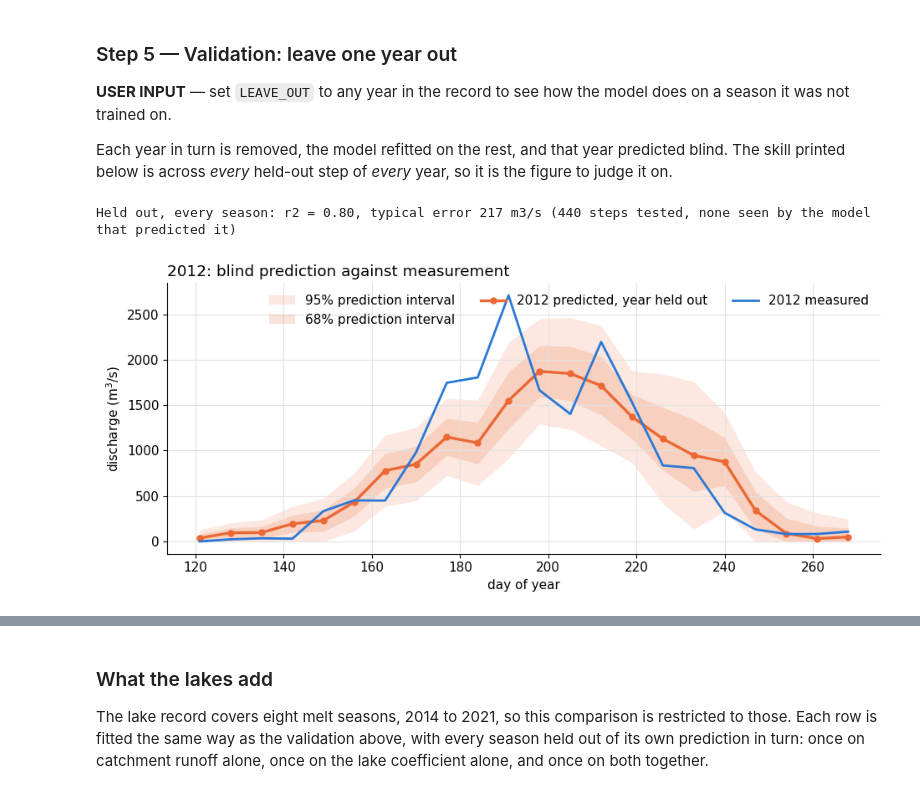
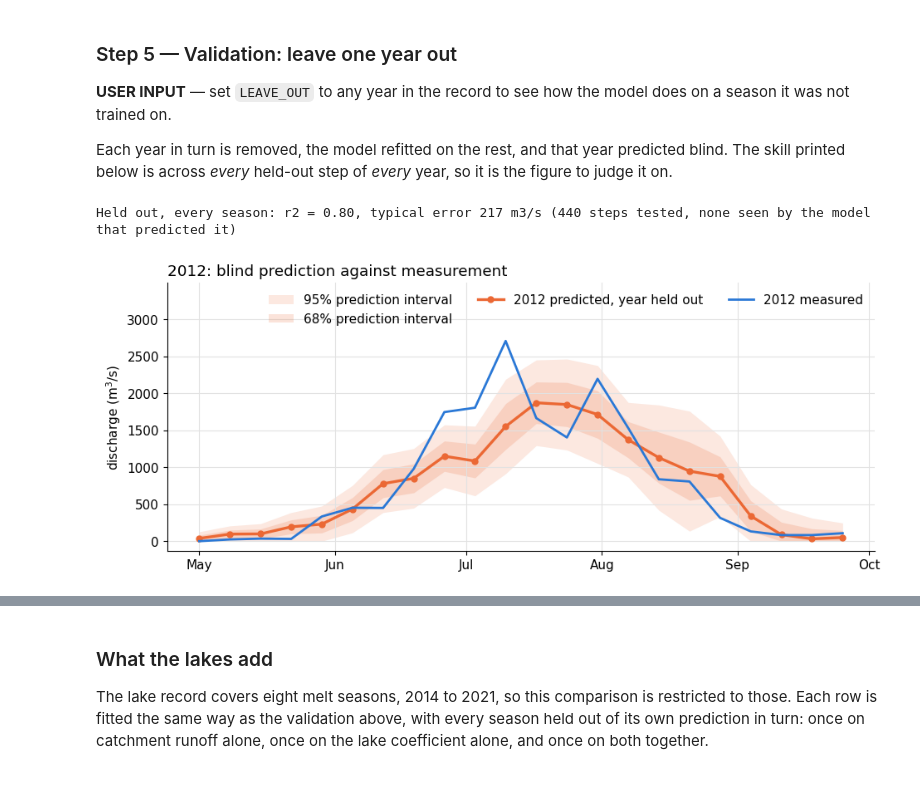
Before and after one commit to DTC-Ice-Sheets/dtc_is_notebooks, a Jupyter notebook: DTC-IS-Hydropower.ipynb, the cells around one changed output, grey strips where cells are left out. Saved outputs shown, nothing was run; the diff lists cells and outputs as text; code cells hidden in the pictures.

```diff
--- a/DTC-IS-Hydropower.ipynb
+++ b/DTC-IS-Hydropower.ipynb
@@ -622,32 +626,33 @@ predicted blind. The skill printed below is across *every* held-out step of
 #@title Validate by leaving one season out
 #@markdown **Season to hold back** — the model is refitted without it, then asked to predict it
 LEAVE_OUT = 2012 #@param {type:"integer"}
 
 validation = uc1.leave_one_year_out(discharge, predictors, STEP_DAYS)
 skill = uc1.profile_skill(validation)
 print(f"Held out, every season: r2 = {skill['r2']:.2f}, "
       f"typical error {skill['rmse_m3s']:.0f} m3/s "
       f"({skill['n_steps']} steps tested, none seen by the model that predicted it)")
 
 held_out = uc1.ProfileModel.fit(
     discharge[discharge.index.year != LEAVE_OUT],
     predictors.drop(index=LEAVE_OUT), STEP_DAYS)
 band = held_out.bands(predictors.loc[LEAVE_OUT].to_numpy(), levels=(0.68, 0.95))
 
 fig, ax = plt.subplots()
 ax.fill_between(band.index, band["lower_95"], band["upper_95"], color=MODEL,
                 alpha=0.15, lw=0, label="95% prediction interval")
 ax.fill_between(band.index, band["lower_68"], band["upper_68"], color=MODEL,
                 alpha=0.18, lw=0, label="68% prediction interval")
 ax.plot(band.index, band["predicted"], color=MODEL, lw=2.4, marker="o", ms=5,
         label=f"{LEAVE_OUT} predicted, year held out")
 ax.plot(observed.columns, observed.loc[LEAVE_OUT], color=OBS, lw=2,
         label=f"{LEAVE_OUT} measured")
-ax.set_xlabel("day of year")
+uc1.month_axis(ax)
 ax.set_ylabel("discharge (m$^3$/s)")
+uc1.headroom(ax)
 ax.legend(frameon=False, ncol=3)
 ax.set_title(f"{LEAVE_OUT}: blind prediction against measurement", loc="left")
 plt.show()
 # %% [output]
 Held out, every season: r2 = 0.80, typical error 217 m3/s (440 steps tested, none seen by the model that predicted it)
-[figure, old version]
+[figure, new version]
```
Also changed, not shown: parts of 31 cells of this notebook, 2 other files.
